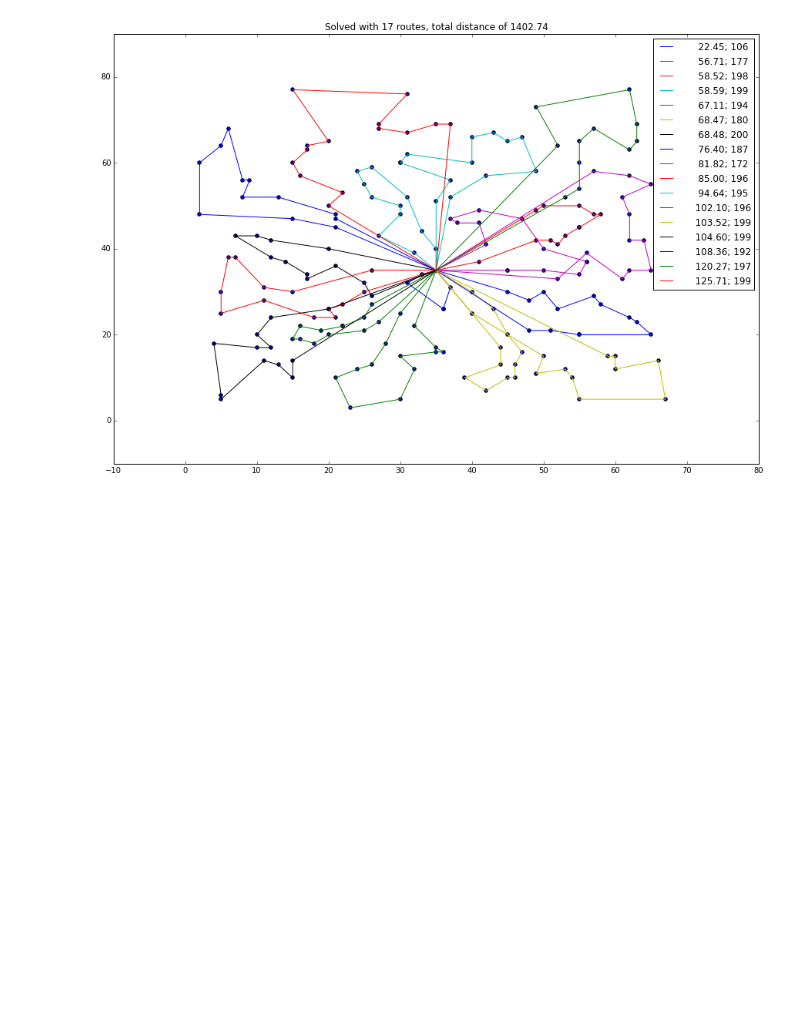
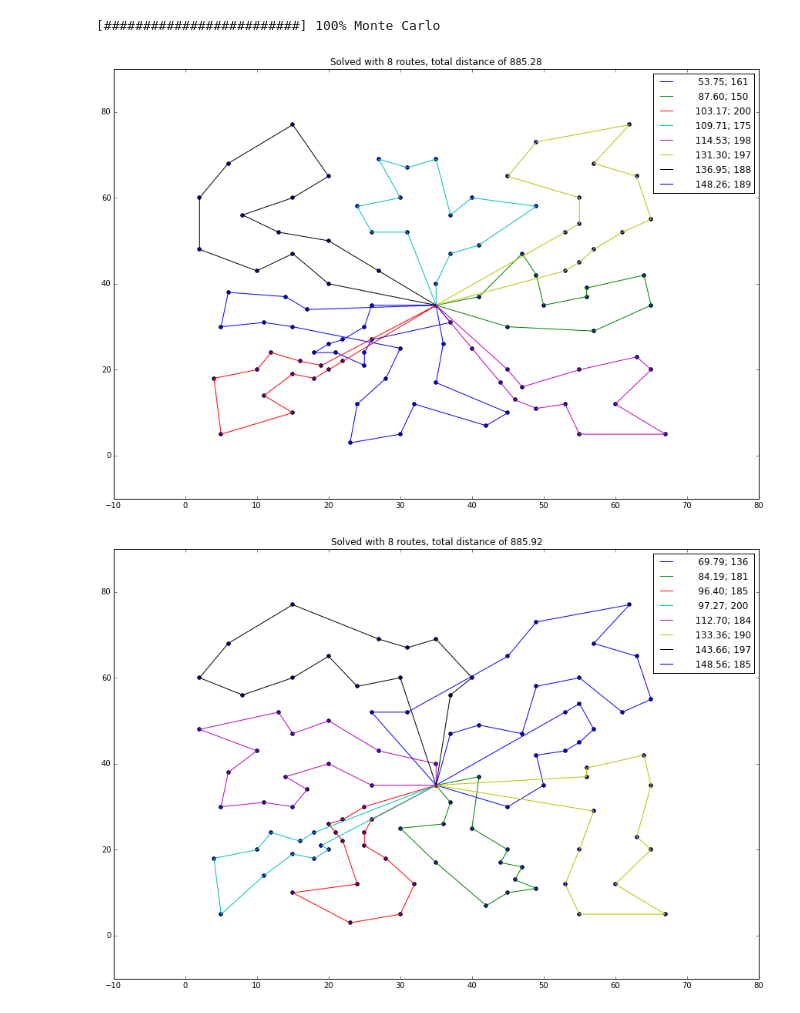
Before and after one commit to fracta/ift6751_metaheuristiques_optimisation-, a Jupyter notebook: devoir2/src/clark_wright_test.ipynb, the cells around one changed output. Saved outputs shown, nothing was run; the diff lists cells and outputs as text; code cells hidden in the pictures; blank space fills up the shorter version.

```diff
--- a/devoir2/src/clark_wright_test.ipynb
+++ b/devoir2/src/clark_wright_test.ipynb
@@ -16,4 +14,5 @@ Populating the interactive namespace from numpy and matplotlib
 # %%
-data = cvrp.read_vrp("../lit_instances/vrpnc5.txt")
+data = cvrp.read_vrp("../lit_instances/vrpnc3.txt")
 prob = cvrp.CVRPProblem(data)
 routes = [Route([0, i, 0], prob.weights[i]) for i in range(1, prob.num_clients+1)]
+print prob
@@ -46,4 +22,14 @@ Wall time: 17.8 s
+# %%
+%time sols = clark_wright.monte_carlo(routes, 200, 5, prob.distance_matrix, prob.vehicle_capacity)
+scores = map(lambda x: benchmark.get_distance(x, prob.distance_matrix, prob.weights), sols)
+zipped = zip(sols, scores)
+# %% [output]
+[#########################] 100% Monte Carlo
 # %%
-benchmark.print_solution(prob.positions, prob.distance_matrix, prob.weights, sols[0][0])
+sorted_solutions = sorted(zipped, key=lambda x:x[1])
+
+for i in range(4):
+    benchmark.print_solution(prob.positions, prob.distance_matrix, prob.weights, sorted_solutions[i][0])
 # %% [output]
-[figure, old version]
+[figure, new version]
+[figure, added]
```
Also changed, not shown: parts of 7 cells of this notebook, 11 other files.
